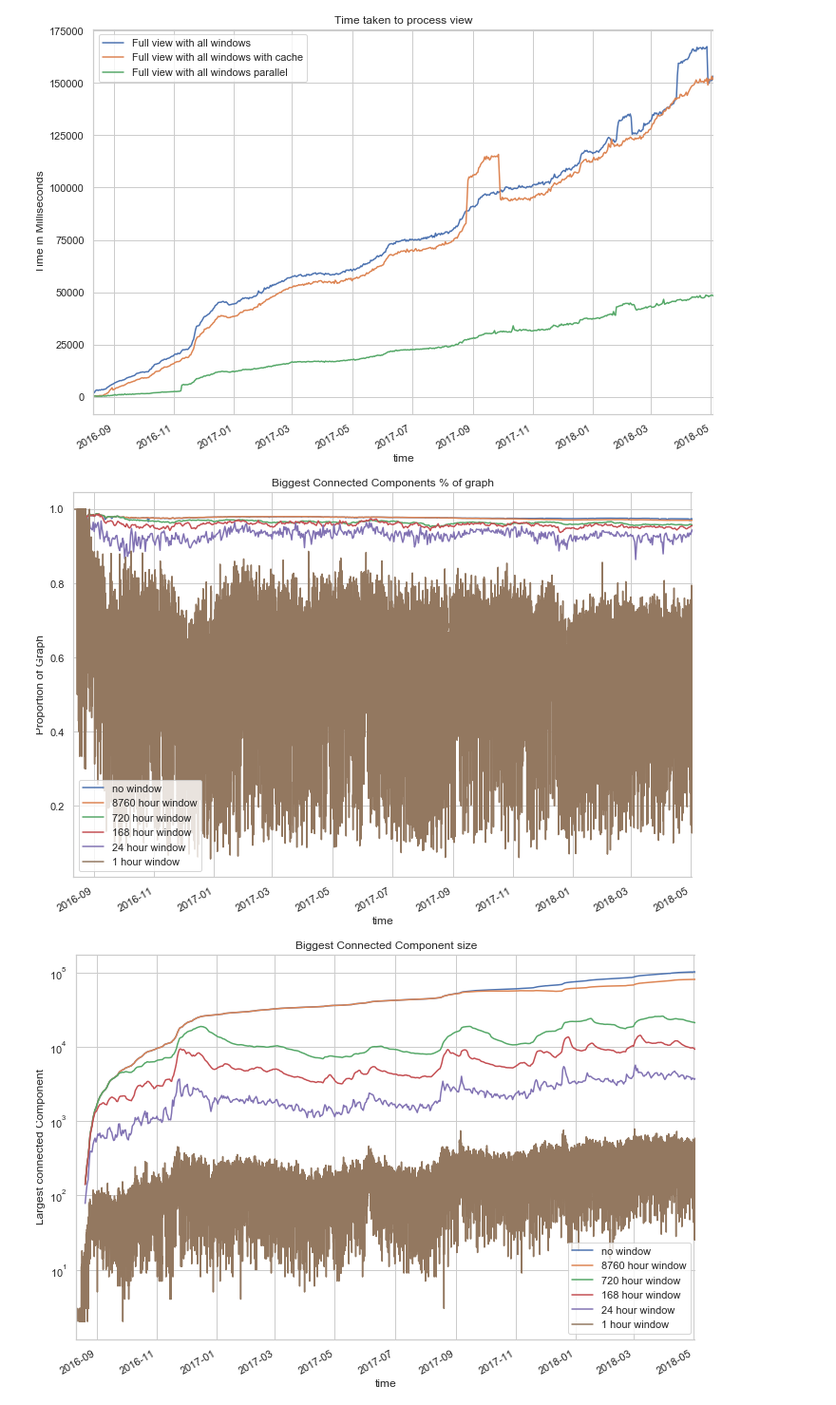
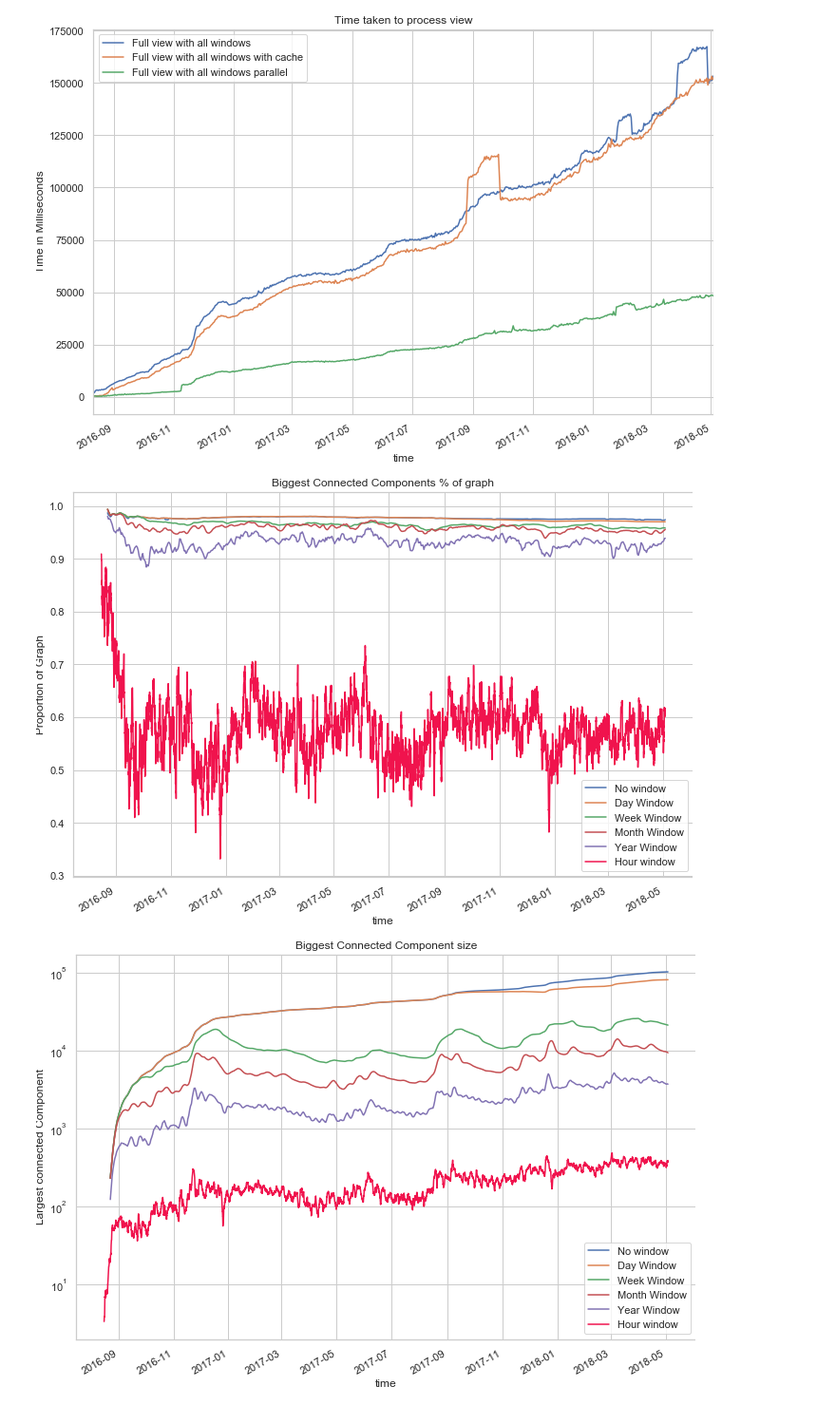
Before and after one commit to miratepuffin/Raphtory-Deployment, a Jupyter notebook: JupyterPlotting/Gab Plots.ipynb, the cells around one changed output. Shown at 95% size. Saved outputs shown, nothing was run; the diff lists cells and outputs as text; code cells hidden in the pictures.

```diff
--- a/JupyterPlotting/Gab Plots.ipynb
+++ b/JupyterPlotting/Gab Plots.ipynb
@@ -37,7 +39,8 @@ with open('bigCC.json') as json_file:
     plt.ylabel('Proportion of Graph')
     for i in windows:
         y = x[x['windowsize'] == i]
+        y['mean'] = y['proportion'].rolling(window=4,center=False).mean()
         hours = str(int((i/3600000)))+" hour window"
-        y.plot(x='time', y='proportion',ax=ax, label=hours)
+        y.plot(x='time', y='mean',ax=ax, label=hours)
     plt.show()
 # %% [output]
@@ -76,20 +79,4 @@ with open('bigCC.json') as json_file:
         hours = str(int((i/3600000)))+" hour window"
         y.plot(x='time', y='totalWithoutIslands',ax=ax, label=hours)
     plt.show()
-
-with open('bigCC2.json') as json_file:
-    x = json.load(json_file)
-    x= pd.DataFrame(x['views'])
-    x['time'] = pd.to_datetime(x['time'],unit='ms')
-    x = x[x['total'] != 0]
-    a4_dims = (11.7, 8.27)
-    fig, ax = plt.subplots(figsize=a4_dims)
-    plt.title('Total Connected Components')
-    plt.xlabel('Date')
-    plt.ylabel('Total Connected Components')
-    for i in windows:
-        y = x[x['windowsize'] == i]
-        hours = str(int((i/3600000)))+" hour window"
-        y.plot(x='time', y='totalWithoutIslands',ax=ax, label=hours)
-    plt.show()
 # %% [output]
@@ -162,6 +148,7 @@ plt.show()
 # %%
 def fullPlot(toPlot,title,x,y,scale):
     windows = [31536000000,2592000000,604800000,86400000]
+    labels = ['Day Window', 'Week Window', 'Month Window', 'Year Window']
     a4_dims = (11.7, 8.27)
     fig, ax = plt.subplots(figsize=a4_dims)
     plt.title(title)
@@ -172,36 +159,41 @@ def fullPlot(toPlot,title,x,y,scale):
     with open('nowindow.json') as json_file:
         x = json.load(json_file)
         x= pd.DataFrame(x['views'])
         x['time'] = pd.to_datetime(x['time'],unit='ms')
         x = x[x['total'] != 0]
-        x.plot(x='time', y=toPlot,ax=ax, label="no window")
+        x['mean'] = x[toPlot].rolling(window=4,center=False).mean()
+        x.plot(x='time', y='mean',ax=ax, label="No window")
 
     with open('bigCC.json') as json_file:
         cc1 = json.load(json_file)
         cc1= pd.DataFrame(cc1['views'])
         cc1['time'] = pd.to_datetime(cc1['time'],unit='ms')
         cc1 = cc1[cc1['total'] != 0]
+        index = 0
         for i in windows:
             y = cc1[cc1['windowsize'] == i]
+            y['mean'] = y[toPlot].rolling(window=4,center=False).mean()
             hours = str(int((i/3600000)))+" hour window"
-            y.plot(x='time', y=toPlot,ax=ax, label=hours)
+            y.plot(x='time', y='mean',ax=ax, label=labels[index])
+            index +=1
 
-    with open('cchour.json') as json_file:
+    with open('cc1hour.json') as json_file:
         x = json.load(json_file)
         x= pd.DataFrame(x['views'])
         x['time'] = pd.to_datetime(x['time'],unit='ms')
         x = x[x['total'] != 0]
-        x.plot(x='time', y=toPlot,ax=ax, label="1 hour window")
+        x['mean'] = x[toPlot].rolling(window=24,center=False).mean()
+        x.plot(x='time', y='mean',ax=ax, color="#f0134d", label="Hour window")
     plt.show()
 
 
 windows = [31536000000,2592000000,604800000,86400000]
 
 fullPlot('proportion','Biggest Connected Components % of graph','Date','Proportion of Graph','linear')
 
 fullPlot('biggest','Biggest Connected Component size','Date','Largest connected Component','log')
 
 fullPlot('totalWithoutIslands','Total Connected Components','Date','Total Connected Components','linear')
 # %% [output]
-[figure, old version]
+[figure, new version]
-[figure, old version]
+[figure, new version]
```
Also changed, not shown: parts of 4 cells of this notebook, 1 other file.
